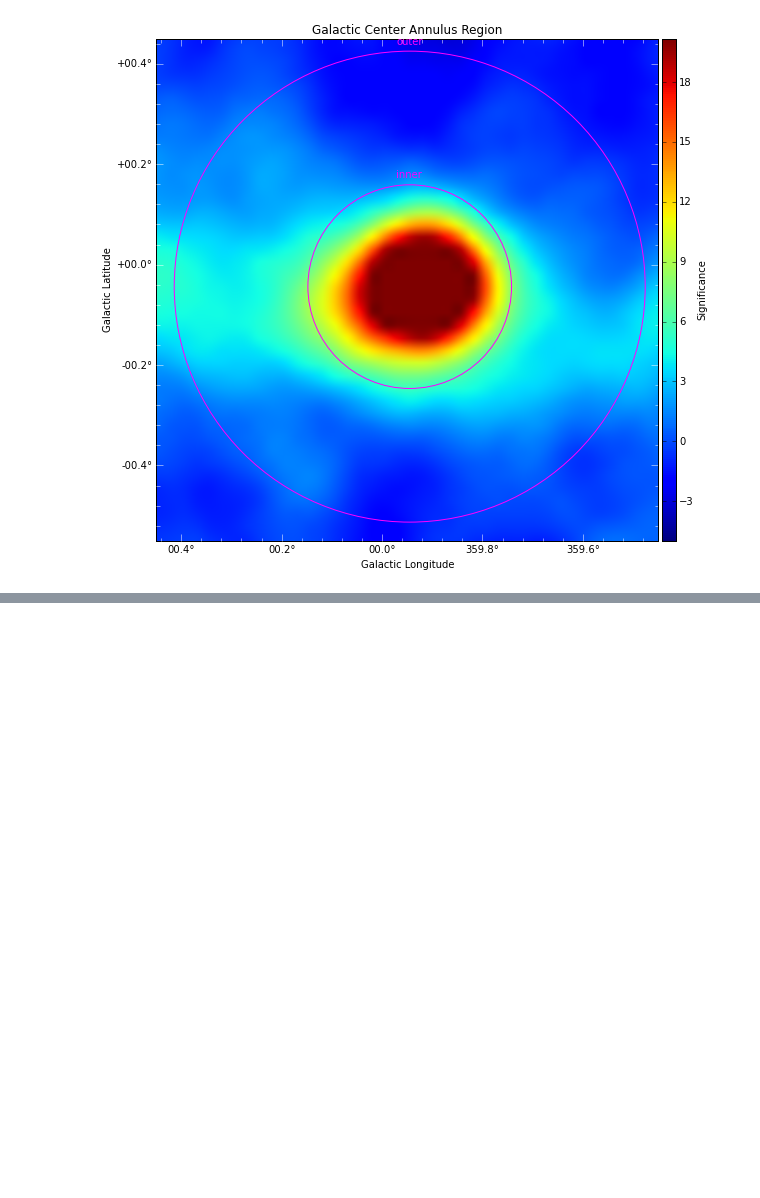
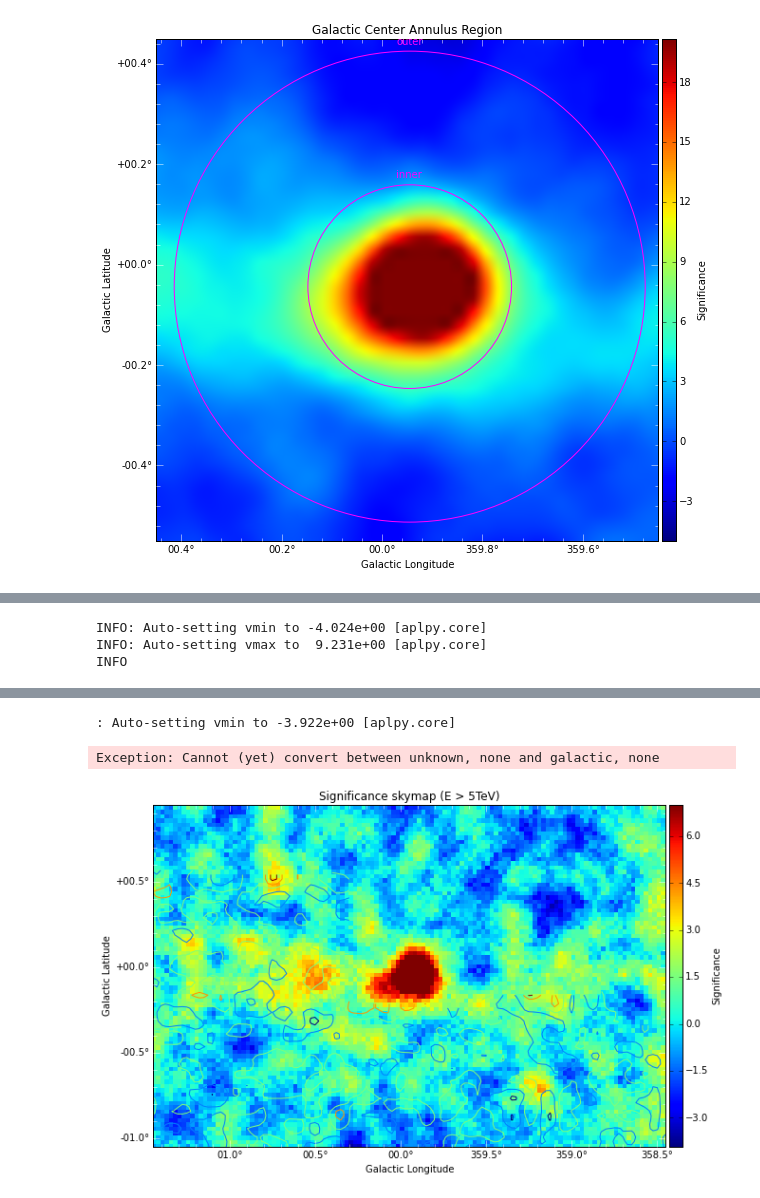
Before and after one commit to MattGPT-ai/analysis-tools-m, a Jupyter notebook: GC/FITS_plots.ipynb, the cells around one changed output, grey strips where cells are left out. Cells and saved outputs as stored; diff of their text form; code cells hidden in the pictures; blank space fills up the shorter version.

```diff
--- a/GC/FITS_plots.ipynb
+++ b/GC/FITS_plots.ipynb
@@ -315,3 +311,12 @@ INFO:astropy:Auto-setting vmax to  2.017e+01
 INFO: Auto-setting vmin to -4.978e+00 [aplpy.core]
 INFO: Auto-setting vmax to  2.017e+01 [aplpy.core]
 [figure]
+# %%
+fig_apl = aplpy.FITSFigure(fitsdir+"/SgrA_disp5t_E5000_4tels_noPoor_skymap.fits")
+setup_sig_fits(fig_apl)
+fig_apl.set_title("Significance skymap (E > 5TeV)")
+fig_apl.show_colorscale(vmax=7.)
+fig_apl.recenter(359.95, -0.05, width=3., height=2.)
+
+plt.savefig(gc_dir+"/plots/skymaps/SgrA_sigmap_E5000_fits.png")
+# %% [output]
@@ -317,0 +327,3 @@ INFO: Auto-setting vmax to  2.017e+01 [aplpy.core]
+INFO: Auto-setting vmin to -4.024e+00 [aplpy.core]
+INFO: Auto-setting vmax to  9.231e+00 [aplpy.core]
+INFO
@@ -317,0 +333,3 @@ INFO: Auto-setting vmax to  2.017e+01 [aplpy.core]
+: Auto-setting vmin to -3.922e+00 [aplpy.core]
+Exception: Cannot (yet) convert between unknown, none and galactic, none
+[figure, added]
```
Also changed, not shown: parts of 7 cells of this notebook, 2 other files.
